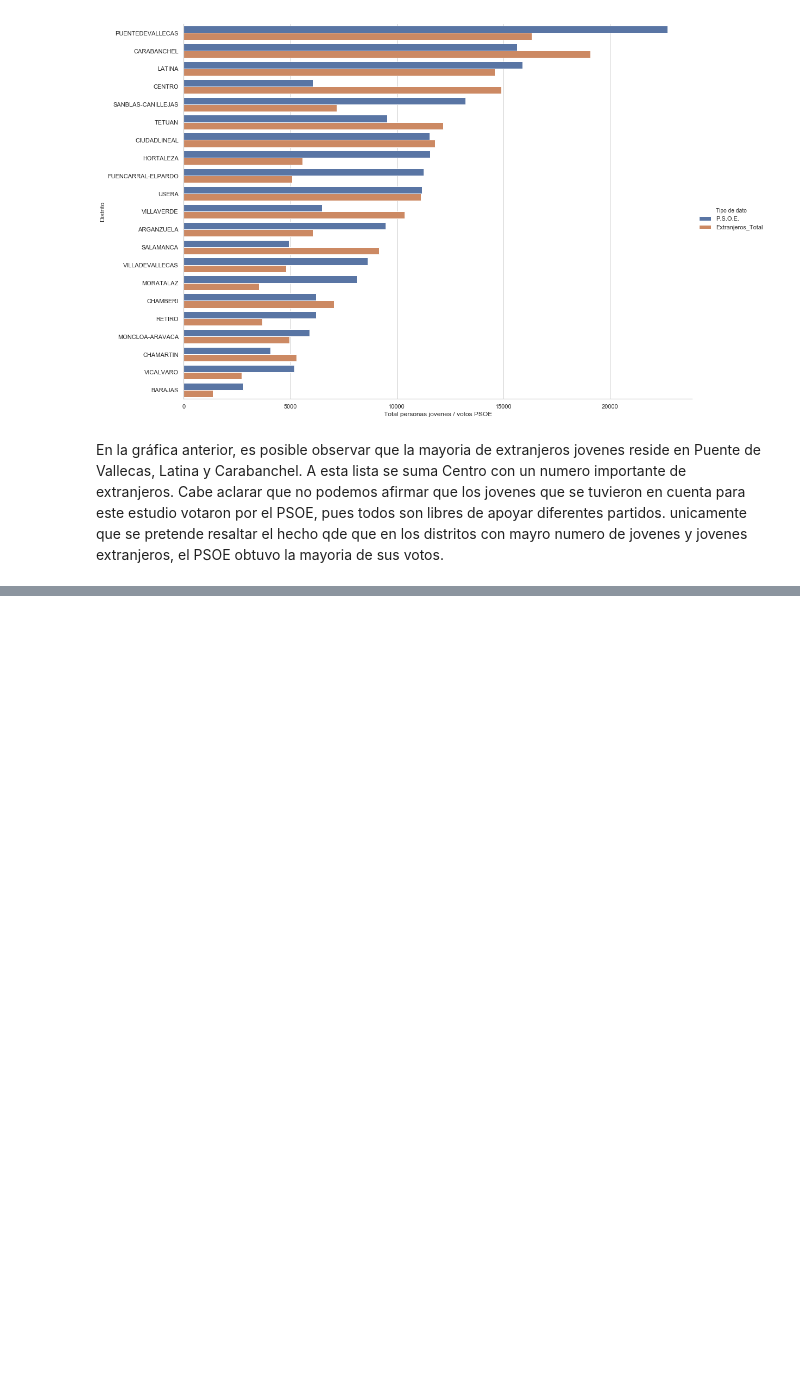
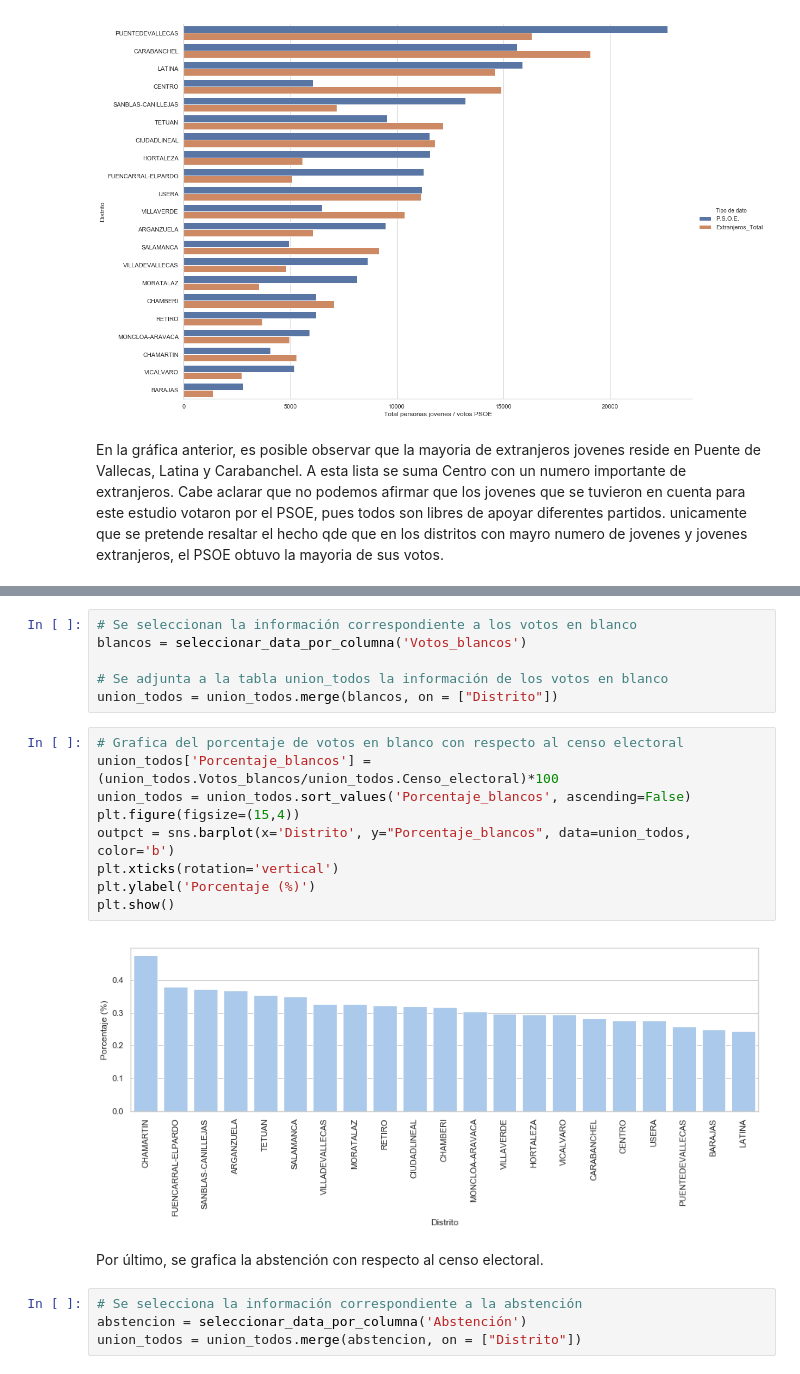
Before and after one commit to InmaLatorre/G3_ProyectoPython, a Jupyter notebook: MAIN.ipynb, the cells around one changed output, grey strips where cells are left out. Saved outputs shown, nothing was run; the diff lists cells and outputs as text; blank space fills up the shorter version.

```diff
--- a/MAIN.ipynb
+++ b/MAIN.ipynb
@@ -346,0 +394,23 @@ En la gráfica anterior, es posible observar que la mayoria de extranjeros joven
+# %%
+# Se seleccionan la información correspondiente a los votos en blanco
+blancos = seleccionar_data_por_columna('Votos_blancos')
+
+# Se adjunta a la tabla union_todos la información de los votos en blanco
+union_todos = union_todos.merge(blancos, on = ["Distrito"])
+# %%
+# Grafica del porcentaje de votos en blanco con respecto al censo electoral
+union_todos['Porcentaje_blancos'] = (union_todos.Votos_blancos/union_todos.Censo_electoral)*100
+union_todos = union_todos.sort_values('Porcentaje_blancos', ascending=False)
+plt.figure(figsize=(15,4))
+outpct = sns.barplot(x='Distrito', y="Porcentaje_blancos", data=union_todos, color='b')
+plt.xticks(rotation='vertical')
+plt.ylabel('Porcentaje (%)')
+plt.show()
+# %% [output]
+[figure, added]
+# %% [markdown]
+Por último, se grafica la abstención con respecto al censo electoral.
+# %%
+# Se selecciona la información correspondiente a la abstención
+abstencion = seleccionar_data_por_columna('Abstención')
+union_todos = union_todos.merge(abstencion, on = ["Distrito"])
```
Also changed, not shown: parts of 9 cells of this notebook, 1 other file.
